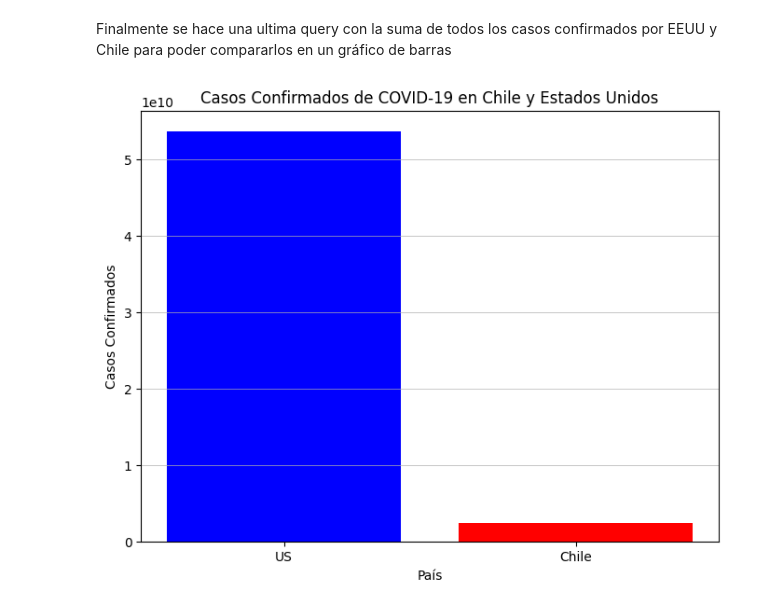
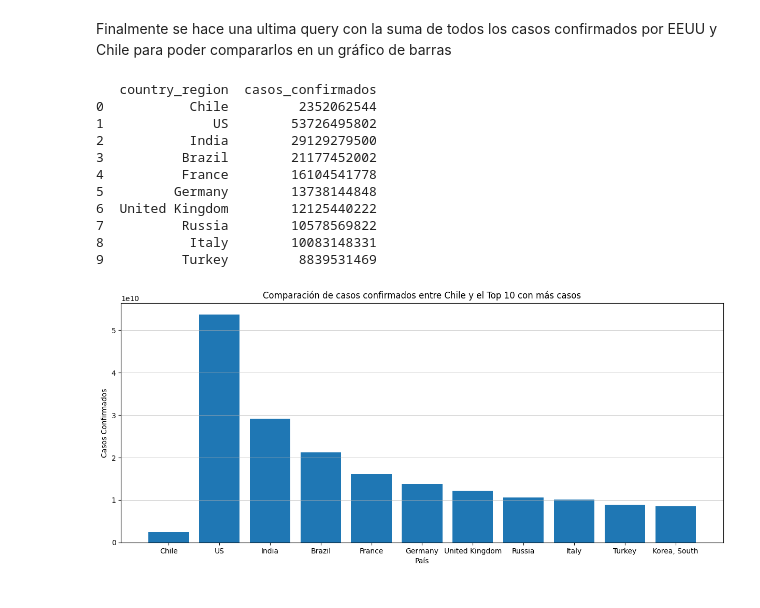
Before and after one commit to NicolasFredes/Prueba_1-main, a Jupyter notebook: Untitled-1.ipynb, the cells around one changed output. Drawn from its saved outputs; the diff is of its cells as text; code cells hidden in the pictures.

```diff
--- a/Untitled-1.ipynb
+++ b/Untitled-1.ipynb
@@ -205,19 +234,35 @@ Finalmente se hace una ultima query con la suma de todos los casos confirmados p
 query = """
     SELECT country_region, SUM(confirmed) AS casos_confirmados
     FROM `bigquery-public-data.covid19_jhu_csse.summary`
-    WHERE country_region IN ('Chile', 'US')
     GROUP BY country_region
+    ORDER BY
+        (country_region = 'Chile') DESC,
+        casos_confirmados DESC
+    LIMIT 10
 """
 rows = client.query(query).to_dataframe()
+print(rows)
+# %% [output]
+   country_region  casos_confirmados
+0           Chile         2352062544
+1              US        53726495802
+2           India        29129279500
+3          Brazil        21177452002
+4          France        16104541778
+5         Germany        13738144848
+6  United Kingdom        12125440222
+7          Russia        10578569822
+8           Italy        10083148331
+9          Turkey         8839531469
 # %%
 result = client.query(query).to_dataframe()
 # %%
-plt.figure(figsize=(8, 6))
-plt.bar(result['country_region'], result['casos_confirmados'], color=['blue', 'red'])
+plt.figure(figsize=(15, 6))
+plt.bar(result['country_region'], result['casos_confirmados'])
 plt.xlabel('País')
 plt.ylabel('Casos Confirmados')
-plt.title('Casos Confirmados de COVID-19 en Chile y Estados Unidos')
+plt.title('Comparación de casos confirmados entre Chile y el Top 10 con más casos')
 plt.grid(True, axis='y', linestyle='-', linewidth=0.5)
 plt.show()
 # %% [output]
-[figure, old version]
+[figure, new version]
```
Also changed, not shown: parts of 11 cells of this notebook.
